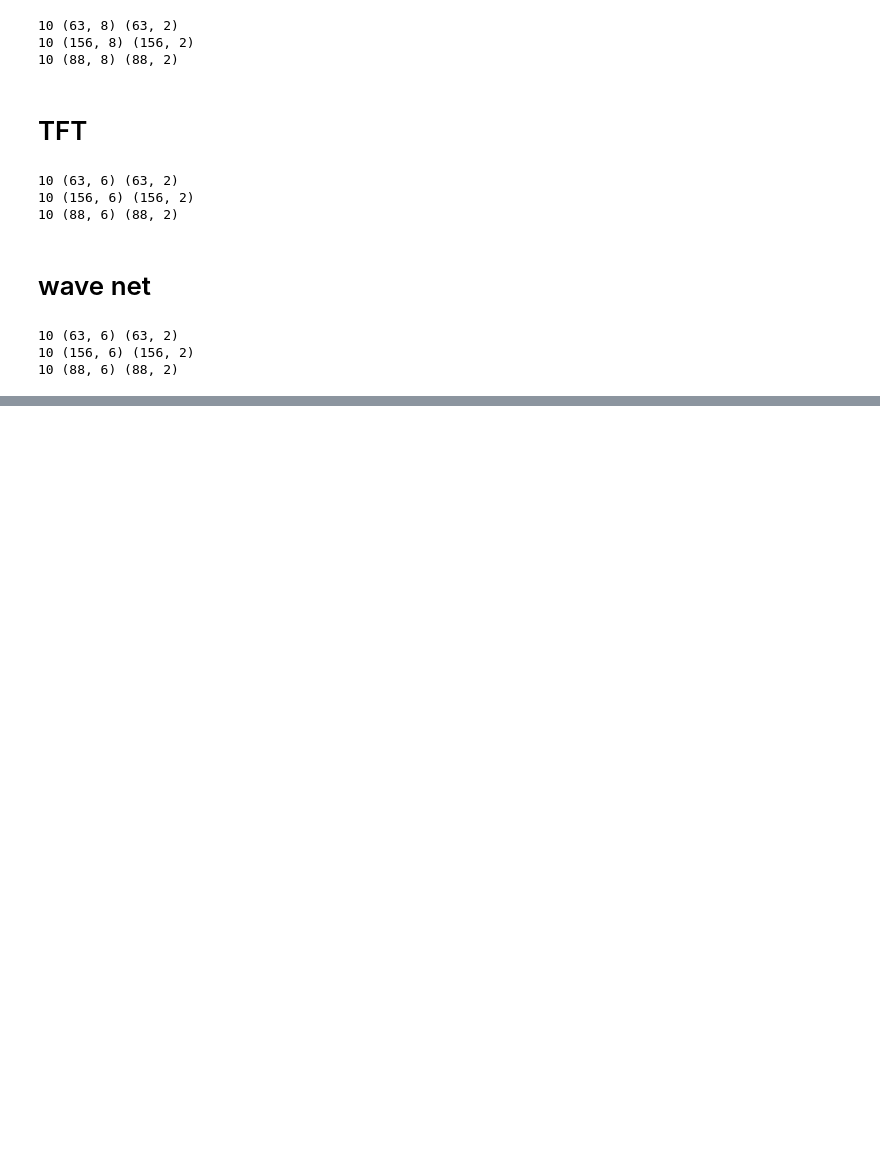
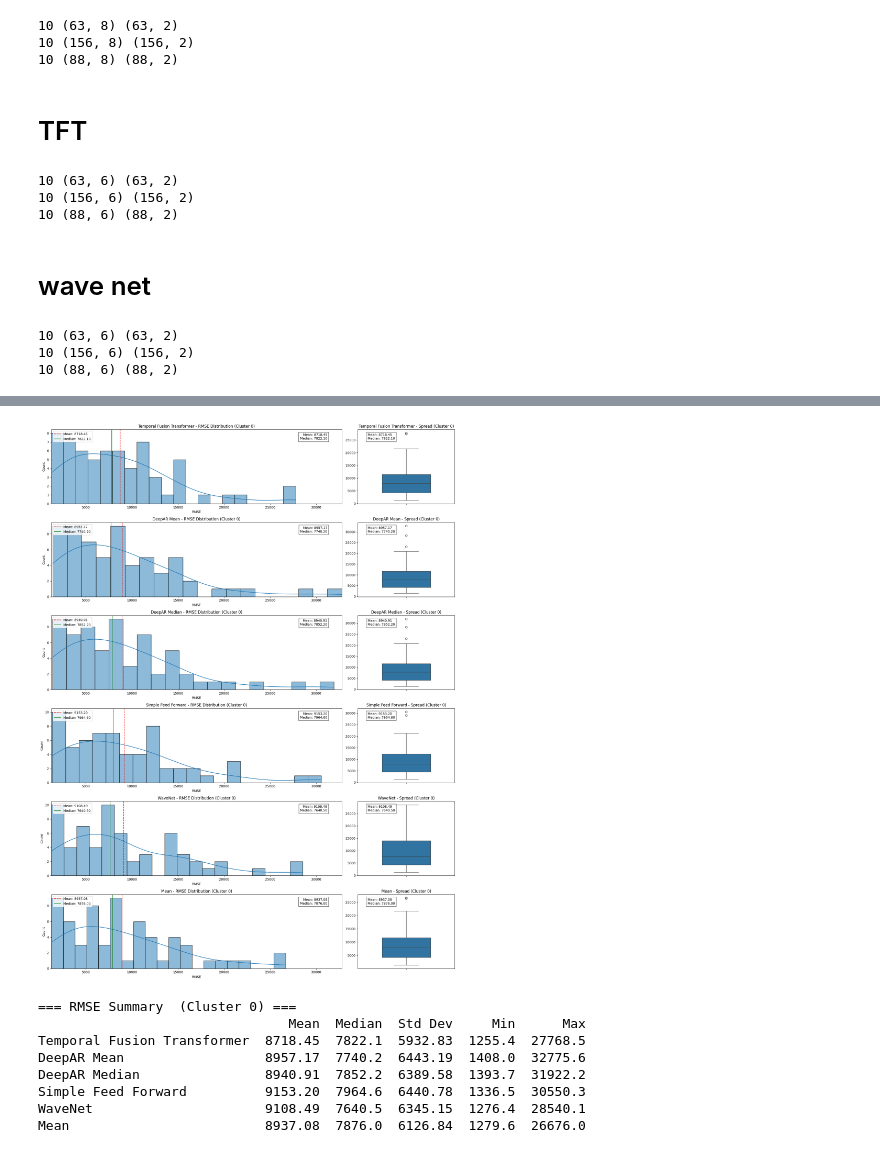
Before and after one commit to SantiagoRomanoOddone/MasterThesis, a Jupyter notebook: metrics/metric_evaluation.ipynb, the cells around one changed output, grey strips where cells are left out. Saved outputs shown, nothing was run; the diff lists cells and outputs as text; code cells hidden in the pictures; blank space fills up the shorter version.

Commit message:
improving metrics

```diff
--- a/metrics/metric_evaluation.ipynb
+++ b/metrics/metric_evaluation.ipynb
@@ -23,6 +23,3 @@ import pandas as pd
 import matplotlib.pyplot as plt
 import seaborn as sns
 import numpy as np
-# %%
-df = pd.read_csv('/Users/santiagoromano/Documents/code/MasterThesis/metric_test.csv')
-df
@@ -93,3 +25,0 @@ plt.show()
-# %%
-df = pd.read_csv('/Users/santiagoromano/Documents/code/MasterThesis/metric_test_mean.csv')
-df
@@ -191,16 +95,16 @@ print(deepar['codigo_barras_sku'].nunique(), deepar.shape, deepar[['codigo_barra
 # TFT
 # %%
 # 1303 seg
-tft = pd.read_csv('/Users/santiagoromano/Documents/code/MasterThesis/results/metrics_cluster_0_tft.csv')
-print(tft['codigo_barras_sku'].nunique(), tft.shape, tft[['codigo_barras_sku','pdv_codigo']].drop_duplicates().shape)
+tft_0 = pd.read_csv('/Users/santiagoromano/Documents/code/MasterThesis/results/metrics_cluster_0_tft.csv')
+print(tft_0['codigo_barras_sku'].nunique(), tft_0.shape, tft_0[['codigo_barras_sku','pdv_codigo']].drop_duplicates().shape)
 
 # 1306 seg
-tft = pd.read_csv('/Users/santiagoromano/Documents/code/MasterThesis/results/metrics_cluster_1_tft.csv')
-print(tft['codigo_barras_sku'].nunique(), tft.shape, tft[['codigo_barras_sku','pdv_codigo']].drop_duplicates().shape)
+tft_1 = pd.read_csv('/Users/santiagoromano/Documents/code/MasterThesis/results/metrics_cluster_1_tft.csv')
+print(tft_1['codigo_barras_sku'].nunique(), tft_1.shape, tft_1[['codigo_barras_sku','pdv_codigo']].drop_duplicates().shape)
 
 # 1279 seg
-tft = pd.read_csv('/Users/santiagoromano/Documents/code/MasterThesis/results/metrics_cluster_2_tft.csv')
-print(tft['codigo_barras_sku'].nunique(), tft.shape, tft[['codigo_barras_sku','pdv_codigo']].drop_duplicates().shape)
+tft_2 = pd.read_csv('/Users/santiagoromano/Documents/code/MasterThesis/results/metrics_cluster_2_tft.csv')
+print(tft_2['codigo_barras_sku'].nunique(), tft_2.shape, tft_2[['codigo_barras_sku','pdv_codigo']].drop_duplicates().shape)
 # %% [output]
 10 (63, 6) (63, 2)
 10 (156, 6) (156, 2)
@@ -209,16 +113,16 @@ print(tft['codigo_barras_sku'].nunique(), tft.shape, tft[['codigo_barras_sku','p
 # wave net
 # %%
 # 2069 seg
-wavenet = pd.read_csv('/Users/santiagoromano/Documents/code/MasterThesis/results/metrics_cluster_0_wavenet.csv')
-print(wavenet['codigo_barras_sku'].nunique(), wavenet.shape, wavenet[['codigo_barras_sku','pdv_codigo']].drop_duplicates().shape)
+wavenet_0 = pd.read_csv('/Users/santiagoromano/Documents/code/MasterThesis/results/metrics_cluster_0_wavenet.csv')
+print(wavenet_0['codigo_barras_sku'].nunique(), wavenet_0.shape, wavenet_0[['codigo_barras_sku','pdv_codigo']].drop_duplicates().shape)
 
 # 2092 seg
-wavenet = pd.read_csv('/Users/santiagoromano/Documents/code/MasterThesis/results/metrics_cluster_1_wavenet.csv')
-print(wavenet['codigo_barras_sku'].nunique(), wavenet.shape, wavenet[['codigo_barras_sku','pdv_codigo']].drop_duplicates().shape)
+wavenet_1 = pd.read_csv('/Users/santiagoromano/Documents/code/MasterThesis/results/metrics_cluster_1_wavenet.csv')
+print(wavenet_1['codigo_barras_sku'].nunique(), wavenet_1.shape, wavenet_1[['codigo_barras_sku','pdv_codigo']].drop_duplicates().shape)
 
 # 1949 seg
-wavenet = pd.read_csv('/Users/santiagoromano/Documents/code/MasterThesis/results/metrics_cluster_2_wavenet.csv')
-print(wavenet['codigo_barras_sku'].nunique(), wavenet.shape, wavenet[['codigo_barras_sku','pdv_codigo']].drop_duplicates().shape)
+wavenet_2 = pd.read_csv('/Users/santiagoromano/Documents/code/MasterThesis/results/metrics_cluster_2_wavenet.csv')
+print(wavenet_2['codigo_barras_sku'].nunique(), wavenet_2.shape, wavenet_2[['codigo_barras_sku','pdv_codigo']].drop_duplicates().shape)
 # %% [output]
 10 (63, 6) (63, 2)
 10 (156, 6) (156, 2)
@@ -225,0 +283,20 @@ print(wavenet['codigo_barras_sku'].nunique(), wavenet.shape, wavenet[['codigo_ba
+# %%
+model_comparison = compare_6models_hist_boxplot(
+    tft_0, 'Temporal Fusion Transformer',
+    deepar_mean_0, 'DeepAR Mean',
+    deepar_median_0, 'DeepAR Median',
+    sff_0, 'Simple Feed Forward',
+    wavenet_0, 'WaveNet',
+    mean_0, 'Mean',
+    cluster=0
+)
+# %% [output]
+[figure, added]
+=== RMSE Summary  (Cluster 0) ===
+                                Mean  Median  Std Dev     Min      Max
+Temporal Fusion Transformer  8718.45  7822.1  5932.83  1255.4  27768.5
+DeepAR Mean                  8957.17  7740.2  6443.19  1408.0  32775.6
+DeepAR Median                8940.91  7852.2  6389.58  1393.7  31922.2
+Simple Feed Forward          9153.20  7964.6  6440.78  1336.5  30550.3
+WaveNet                      9108.49  7640.5  6345.15  1276.4  28540.1
+Mean                         8937.08  7876.0  6126.84  1279.6  26676.0
```
Also changed, not shown: parts of 14 cells of this notebook.
